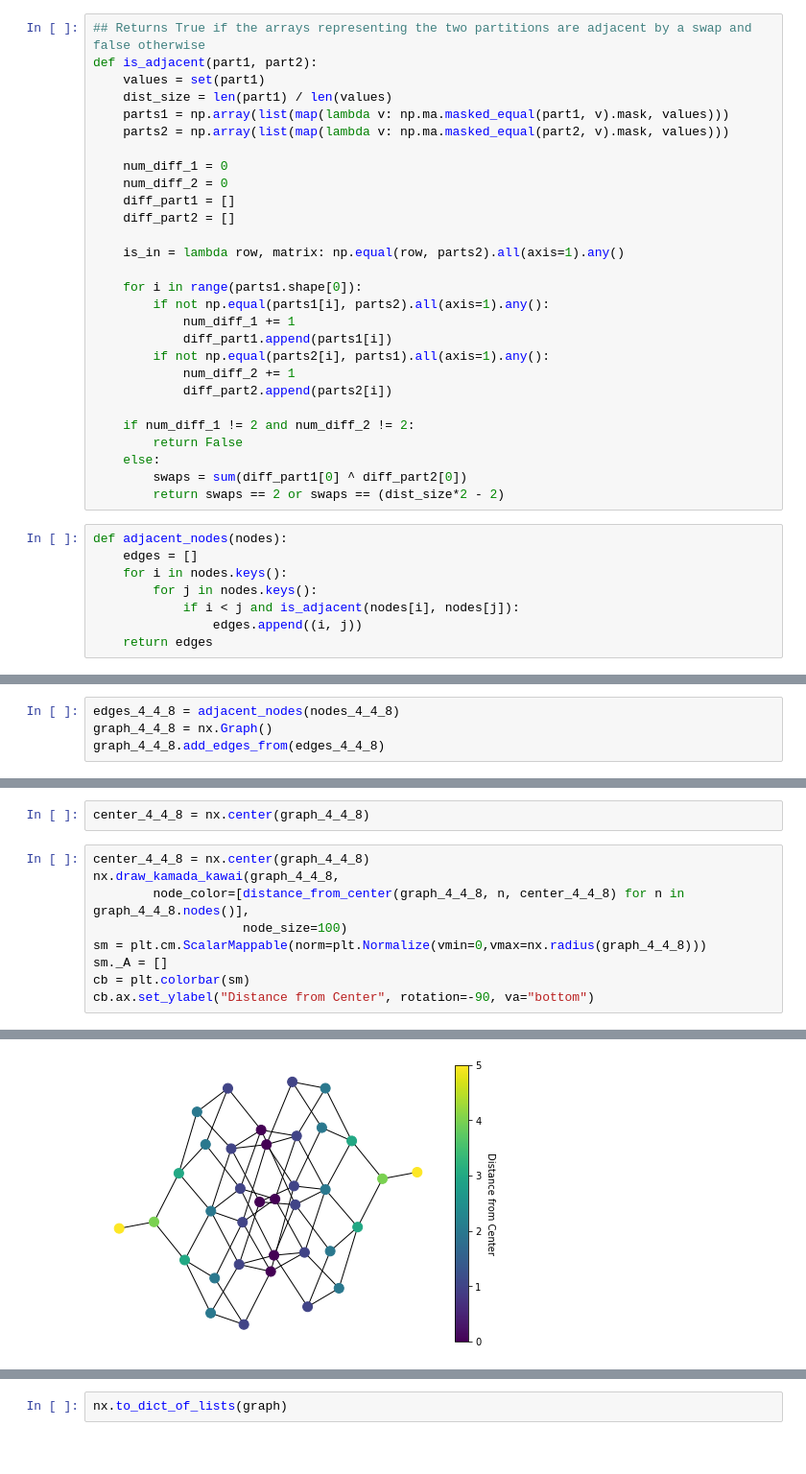
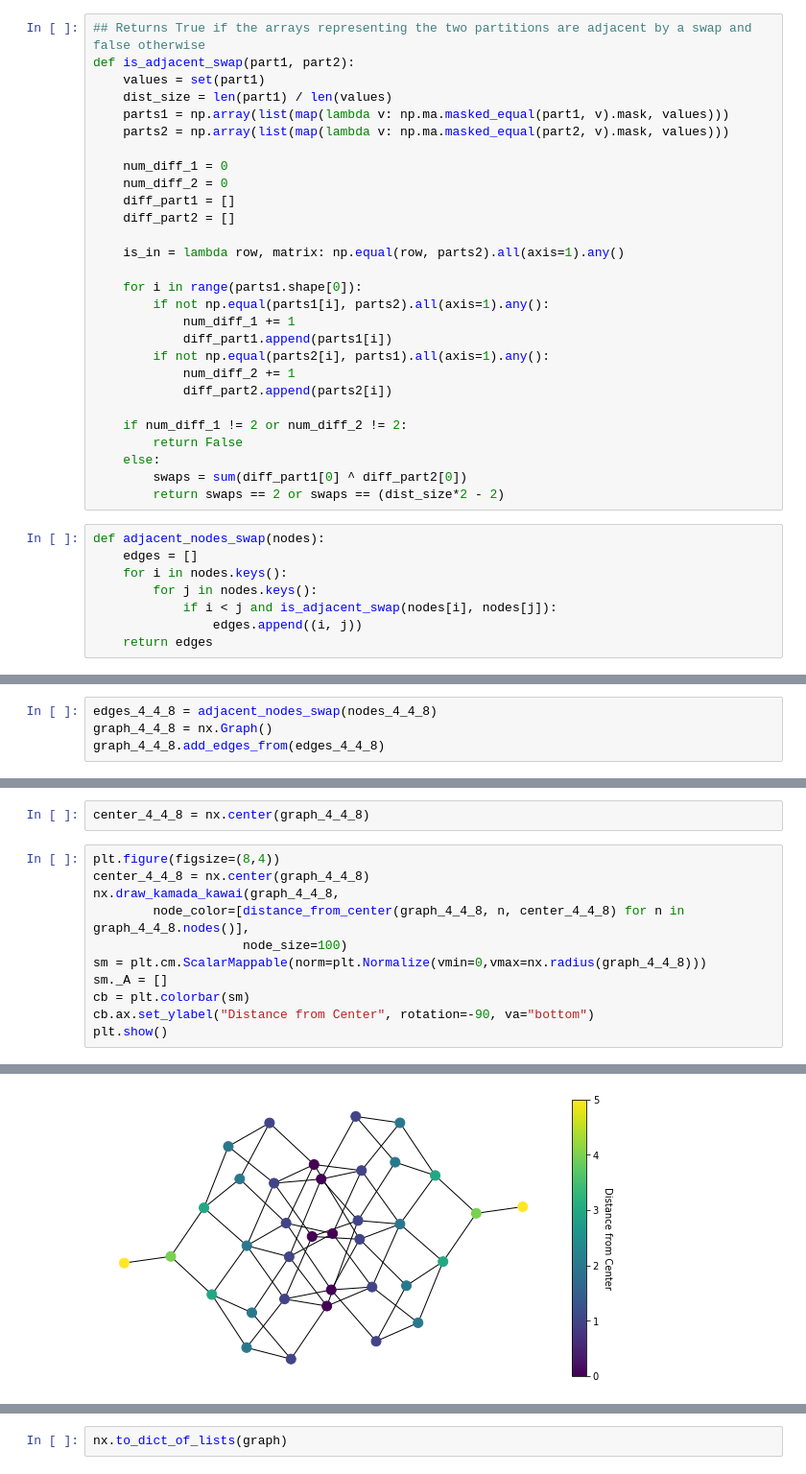
Before and after one commit to vrdi/metagraph-visualizations, a Jupyter notebook: metagraph.ipynb, the cells around one changed output, grey strips where cells are left out. Shown at 96% size. Saved outputs shown, nothing was run; the diff lists cells and outputs as text.

```diff
--- a/metagraph.ipynb
+++ b/metagraph.ipynb
@@ -9,6 +10,6 @@ from sklearn.preprocessing import normalize
 # %%
 ## Returns True if the arrays representing the two partitions are adjacent by a swap and false otherwise
-def is_adjacent(part1, part2):
+def is_adjacent_swap(part1, part2):
     values = set(part1)
     dist_size = len(part1) / len(values)
     parts1 = np.array(list(map(lambda v: np.ma.masked_equal(part1, v).mask, values)))
@@ -29,16 +30,16 @@ def is_adjacent(part1, part2):
             num_diff_2 += 1
             diff_part2.append(parts2[i])
 
-    if num_diff_1 != 2 and num_diff_2 != 2:
+    if num_diff_1 != 2 or num_diff_2 != 2:
         return False
     else:
         swaps = sum(diff_part1[0] ^ diff_part2[0])
         return swaps == 2 or swaps == (dist_size*2 - 2)
 # %%
-def adjacent_nodes(nodes):
+def adjacent_nodes_swap(nodes):
     edges = []
     for i in nodes.keys():
         for j in nodes.keys():
-            if i < j and is_adjacent(nodes[i], nodes[j]):
+            if i < j and is_adjacent_swap(nodes[i], nodes[j]):
                 edges.append((i, j))
     return edges
@@ -254,7 +477,7 @@ with open("enums/enum_[4,4]_[2]_8_rc.txt") as file:
     for i, line in enumerate(file):
         nodes_4_4_8[i] = np.fromstring(line, dtype=int, sep=',')
 # %%
-edges_4_4_8 = adjacent_nodes(nodes_4_4_8)
+edges_4_4_8 = adjacent_nodes_swap(nodes_4_4_8)
 graph_4_4_8 = nx.Graph()
 graph_4_4_8.add_edges_from(edges_4_4_8)
 # %%
@@ -316,6 +546,7 @@ plt.show()
 # %%
 center_4_4_8 = nx.center(graph_4_4_8)
 # %%
+plt.figure(figsize=(8,4))
 center_4_4_8 = nx.center(graph_4_4_8)
 nx.draw_kamada_kawai(graph_4_4_8,
         node_color=[distance_from_center(graph_4_4_8, n, center_4_4_8) for n in graph_4_4_8.nodes()],
@@ -324,4 +555,5 @@ sm = plt.cm.ScalarMappable(norm=plt.Normalize(vmin=0,vmax=nx.radius(graph_4_4_8)
 sm._A = []
 cb = plt.colorbar(sm)
 cb.ax.set_ylabel("Distance from Center", rotation=-90, va="bottom")
+plt.show()
 # %% [output]
@@ -329 +560 @@ Text(0,0.5,'Distance from Center')
-[figure, old version]
+[figure, new version]
```
Also changed, not shown: parts of 89 cells of this notebook, 6 other files.
